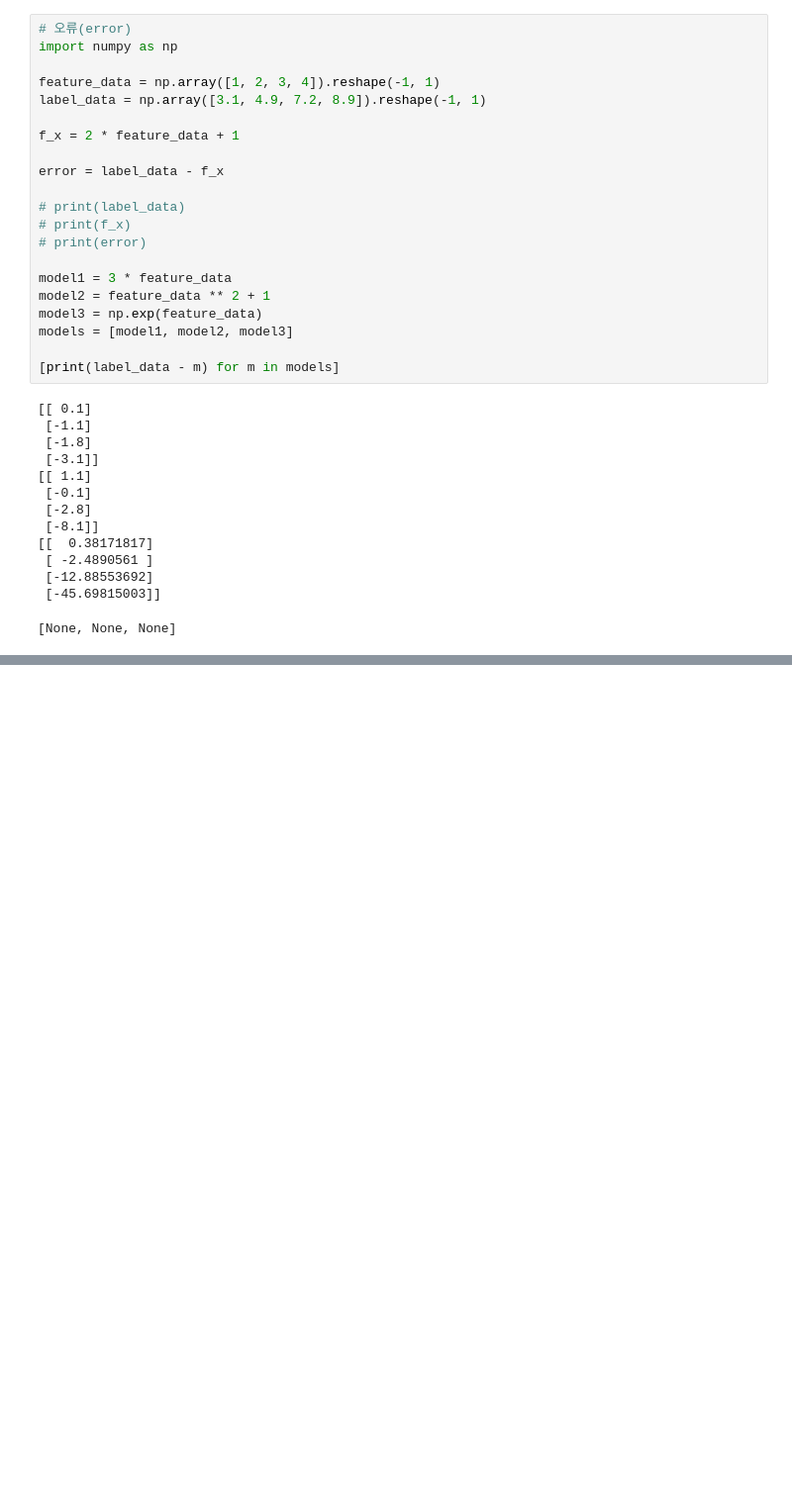
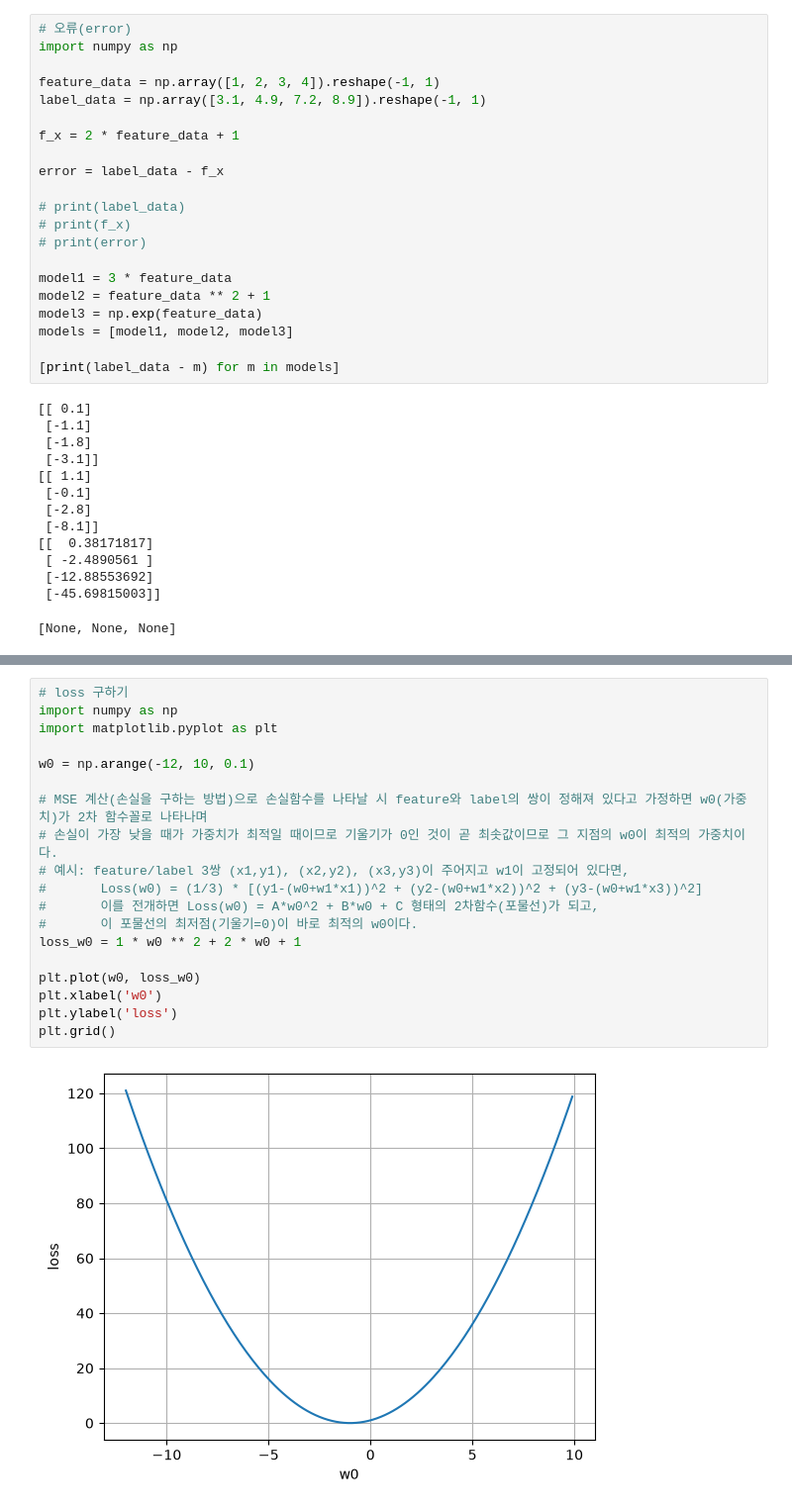
Before and after one commit to rush020114/workspace, a Jupyter notebook: next_ai/chapter05/regression.ipynb, the cells around one changed output, grey strips where cells are left out. Shown at 99% size. Saved outputs shown, nothing was run; the diff lists cells and outputs as text; blank space fills up the shorter version.

```diff
--- a/next_ai/chapter05/regression.ipynb
+++ b/next_ai/chapter05/regression.ipynb
@@ -90,0 +110,21 @@ models = [model1, model2, model3]
+# %%
+# loss 구하기
+import numpy as np
+import matplotlib.pyplot as plt
+
+w0 = np.arange(-12, 10, 0.1)
+
+# MSE 계산(손실을 구하는 방법)으로 손실함수를 나타날 시 feature와 label의 쌍이 정해져 있다고 가정하면 w0(가중치)가 2차 함수꼴로 나타나며
+# 손실이 가장 낮을 때가 가중치가 최적일 때이므로 기울기가 0인 것이 곧 최솟값이므로 그 지점의 w0이 최적의 가중치이다.
+# 예시: feature/label 3쌍 (x1,y1), (x2,y2), (x3,y3)이 주어지고 w1이 고정되어 있다면,
+#       Loss(w0) = (1/3) * [(y1-(w0+w1*x1))^2 + (y2-(w0+w1*x2))^2 + (y3-(w0+w1*x3))^2]
+#       이를 전개하면 Loss(w0) = A*w0^2 + B*w0 + C 형태의 2차함수(포물선)가 되고,
+#       이 포물선의 최저점(기울기=0)이 바로 최적의 w0이다.
+loss_w0 = 1 * w0 ** 2 + 2 * w0 + 1
+
+plt.plot(w0, loss_w0)
+plt.xlabel('w0')
+plt.ylabel('loss')
+plt.grid()
+# %% [output]
+[figure, added]
```
Also changed, not shown: parts of 2 cells of this notebook.
